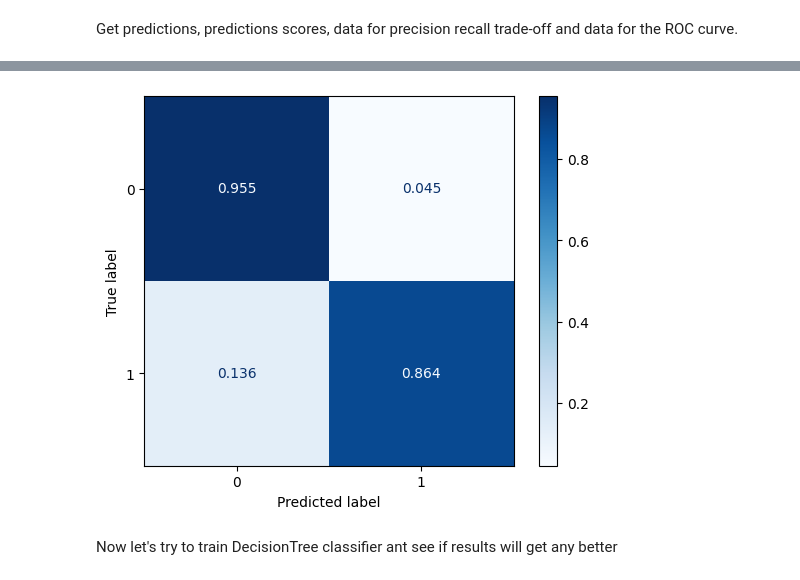
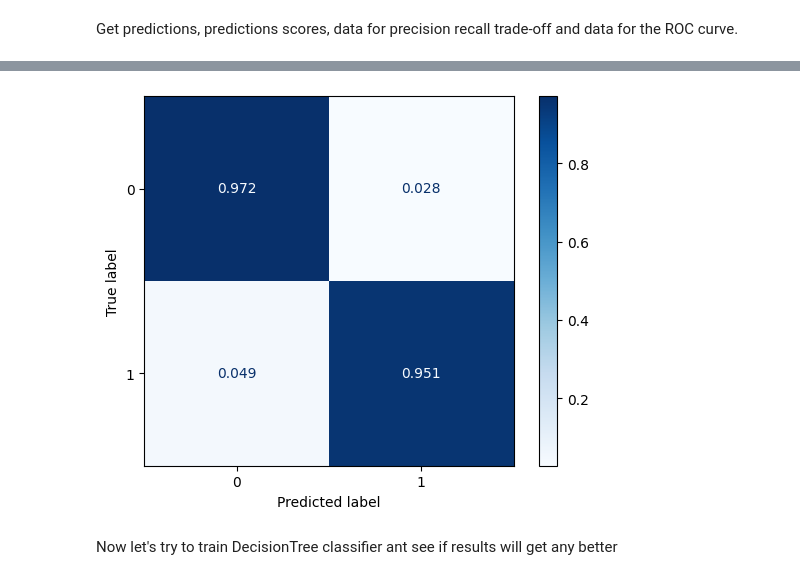
Before and after one commit to yeghor/Learning-Machine-Learning, a Jupyter notebook: jupyter_notes/Spam-Letters-Classification.ipynb, the cells around one changed output, grey strips where cells are left out. Saved outputs shown, nothing was run; the diff lists cells and outputs as text; code cells hidden in the pictures.

```diff
--- a/jupyter_notes/Spam-Letters-Classification.ipynb
+++ b/jupyter_notes/Spam-Letters-Classification.ipynb
@@ -250,8 +250,8 @@ Train first model and get its accuracy.
 # %% [markdown]
 Get predictions, predictions scores, data for precision recall trade-off and data for the ROC curve.
 # %%
-svc_clf = SVC()
+linear_svc_clf = LinearSVC()
 
-nb_predictions = cross_val_predict(svc_clf, X_train.toarray(), y_train, cv=3, n_jobs=-1)
-nb_scores_proba = cross_val_predict(svc_clf, X_train.toarray(), y_train, cv=3, method="predict_proba", n_jobs=-1)
+lsvc_predictions = cross_val_predict(linear_svc_clf, X_train.toarray(), y_train, cv=3, n_jobs=-1)
+lsvc_scores = cross_val_predict(linear_svc_clf, X_train.toarray(), y_train, cv=3, method="decision_function", n_jobs=-1)
 # %%
@@ -286,7 +286,7 @@ plot_roc(fpr, tpr)
 # %%
-nb_conf_matrix = ConfusionMatrixDisplay.from_predictions(y_train, nb_predictions, normalize="true", values_format="0.3f", cmap="Blues")
+nb_conf_matrix = ConfusionMatrixDisplay.from_predictions(y_train, lsvc_predictions, normalize="true", values_format="0.3f", cmap="Blues")
 # %% [output]
-[figure, old version]
+[figure, new version]
 # %% [markdown]
 Now let's try to train DecisionTree classifier ant see if results will get any better
 # %%
```
Also changed, not shown: parts of 8 cells of this notebook, 1 other file.
